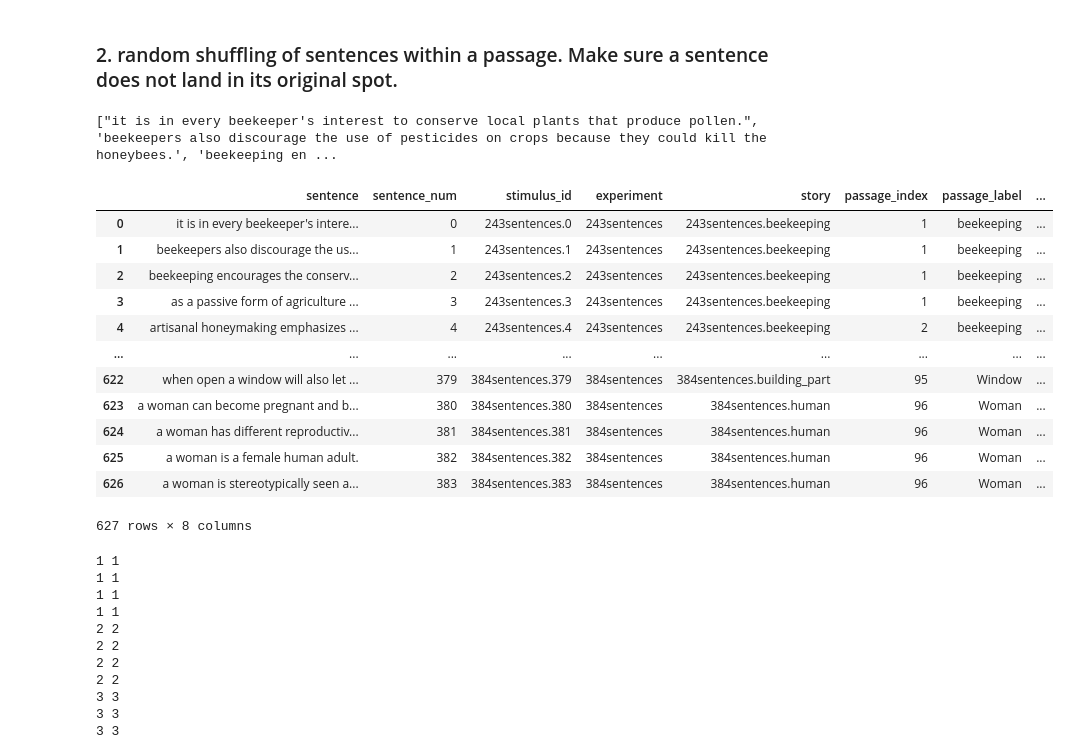
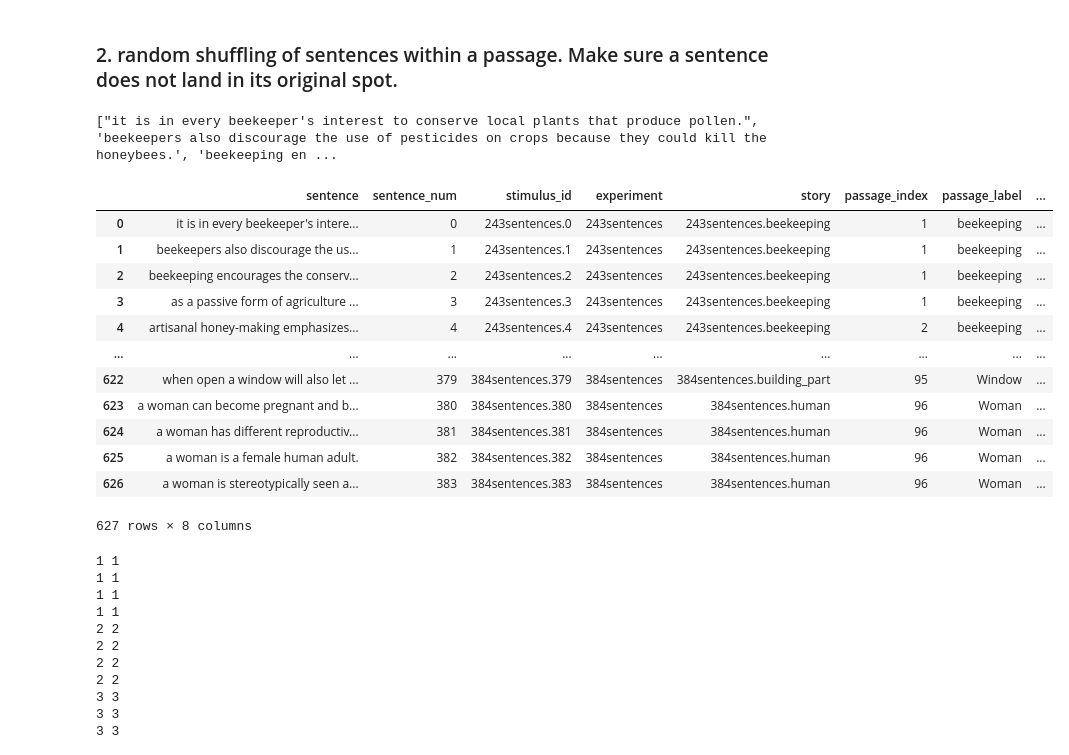
Before and after one commit to carina-kauf/perturbed-neural-nlp, a Jupyter notebook: ressources/stimuli_creation/3_create_sentence-meaning-manipulation.ipynb, the cells around one changed output. Drawn from its saved outputs; the diff is of its cells as text; code cells hidden in the pictures.

```diff
--- a/ressources/stimuli_creation/3_create_sentence-meaning-manipulation.ipynb
+++ b/ressources/stimuli_creation/3_create_sentence-meaning-manipulation.ipynb
@@ -203,7 +259,7 @@ perturbed_df
 assert(len(np.unique(shuffled_sentences)) == 627)
 # %%
 # check that no sentences are placed in the same spot
-for idx, sent in enumerate(list(stimuli_df_copy.sentence.values)):
+for idx, sent in enumerate(list(stimuli_df.sentence.values)):
 #     print(sent, new_sents[idx])
     if (sent == new_sents[idx]):
         print(sent, new_sents[idx])
@@ -294,14 +350,17 @@ human fish
 assert(len(np.unique(new_sents)) == 627)
 # %%
 # check that no sentences are placed in the same spot
-for idx, sent in enumerate(list(stimuli_df_copy.sentence.values)):
+for idx, sent in enumerate(list(stimuli_df.sentence.values)):
 #     print(sent, new_sents[idx])
     if (sent == new_sents[idx]):
         print(sent, new_sents[idx])
     assert(sent != new_sents[idx])
 # %%
 #assimilate sentences with Mollica-style (i.e., strip sentence-internal punctuation, lowercase)
-shuffled_sentences = [re.sub(r'[^\w\d\s\']+', '', sent.lower()) + "." for sent in new_sents]
+shuffled_sentences = [re.sub(r'[^\w\d\s\'\-\$\%]+', '', sent.lower()) + "." for sent in new_sents]
+shuffled_sentences = [re.sub(r' +', ' ', sent) for sent in shuffled_sentences] #strip double whitespace
+shuffled_sentences = [re.sub(r'\. | \.', '.', sent) for sent in shuffled_sentences] #strip whitespace before/after final period
+
 
 perturbed_df = stimuli_df.copy()
 perturbed_df["sentence"] = shuffled_sentences
@@ -524,7 +583,10 @@ Sentences matched with a mean difference in length: 0.9059011164274322 and media
 ### Store
 # %%
 #assimilate sentences with Mollica-style (i.e., strip sentence-internal punctuation, lowercase)
-shuffled_sentences = [re.sub(r'[^\w\d\s\']+', '', sent.lower()) + "." for sent in new_sents]
+shuffled_sentences = [re.sub(r'[^\w\d\s\'\-\$\%]+', '', sent.lower()) + "." for sent in new_sents]
+shuffled_sentences = [re.sub(r' +', ' ', sent) for sent in shuffled_sentences] #strip double whitespace
+shuffled_sentences = [re.sub(r'\. | \.', '.', sent) for sent in shuffled_sentences] #strip whitespace before/after final period
+
 
 perturbed_df = stimuli_df.copy()
 perturbed_df["sentence"] = shuffled_sentences
@@ -586,27 +648,31 @@ def passage_shuffle(stimuli_df):
 # %%
 new_sents, new_passidx = passage_shuffle(stimuli_df)
 
 #assimilate sentences with Mollica-style (i.e., strip sentence-internal punctuation, lowercase)
-shuffled_sentences = [re.sub(r'[^\w\d\s\']+', '', sent.lower()) + "." for sent in new_sents]
+#keep: hyphens, apostrophes, currency, units
+shuffled_sentences = [re.sub(r'[^\w\d\s\'\-\$\%]+', '', sent.lower()) + "." for sent in new_sents]
+shuffled_sentences = [re.sub(r' +', ' ', sent) for sent in shuffled_sentences] #strip double whitespace
+shuffled_sentences = [re.sub(r'\. | \.', '.', sent) for sent in shuffled_sentences] #strip whitespace before/after final period
+
 
 perturbed_df = stimuli_df.copy()
 perturbed_df["sentence"] = shuffled_sentences
 
 if save:
     fname = f"{savedir}/stimuli_sentenceshuffle-withinpassage.pkl"
     with open(fname, 'wb') as fout:
         pickle.dump(perturbed_df, fout)
 
 print(shuffled_sentences[:5])
 perturbed_df
 # %% [output]
 ["it is in every beekeeper's interest to conserve local plants that produce pollen.", 'beekeepers also discourage the use of pesticides on crops because they could kill the honeybees.', 'beekeeping en ...
 |  | sentence | sentence_num | stimulus_id | experiment | story | passage_index | passage_label | ... |
 | 0 | it is in every beekeeper's intere... | 0 | 243sentences.0 | 243sentences | 243sentences.beekeeping | 1 | beekeeping | ... |
 | 1 | beekeepers also discourage the us... | 1 | 243sentences.1 | 243sentences | 243sentences.beekeeping | 1 | beekeeping | ... |
 | 2 | beekeeping encourages the conserv... | 2 | 243sentences.2 | 243sentences | 243sentences.beekeeping | 1 | beekeeping | ... |
 | 3 | as a passive form of agriculture ... | 3 | 243sentences.3 | 243sentences | 243sentences.beekeeping | 1 | beekeeping | ... |
-| 4 | artisanal honeymaking emphasizes ... | 4 | 243sentences.4 | 243sentences | 243sentences.beekeeping | 2 | beekeeping | ... |
+| 4 | artisanal honey-making emphasizes... | 4 | 243sentences.4 | 243sentences | 243sentences.beekeeping | 2 | beekeeping | ... |
 | ... | ... | ... | ... | ... | ... | ... | ... | ... |
 | 622 | when open a window will also let ... | 379 | 384sentences.379 | 384sentences | 384sentences.building_part | 95 | Window | ... |
 | 623 | a woman can become pregnant and b... | 380 | 384sentences.380 | 384sentences | 384sentences.human | 96 | Woman | ... |
```
Also changed, not shown: parts of 11 cells of this notebook, 49 other files.
